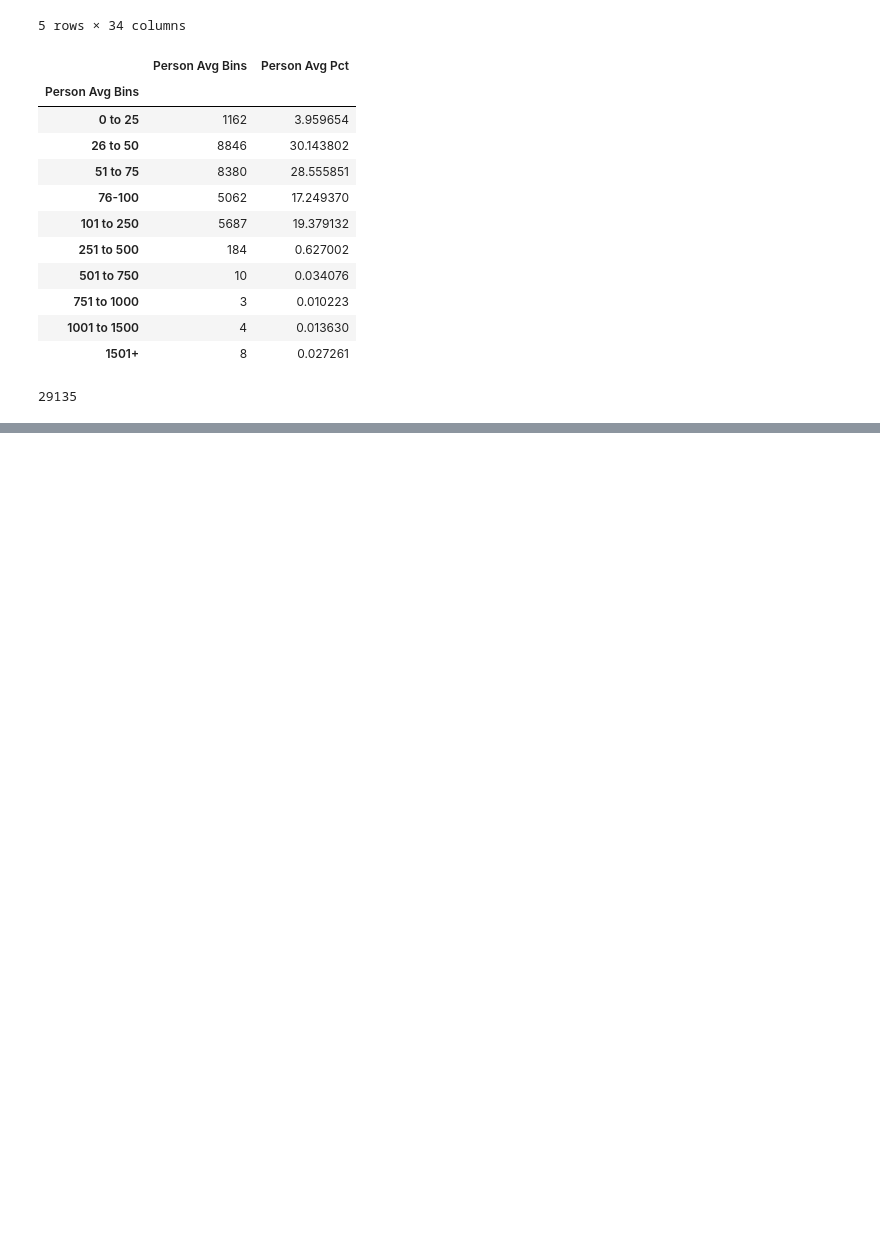
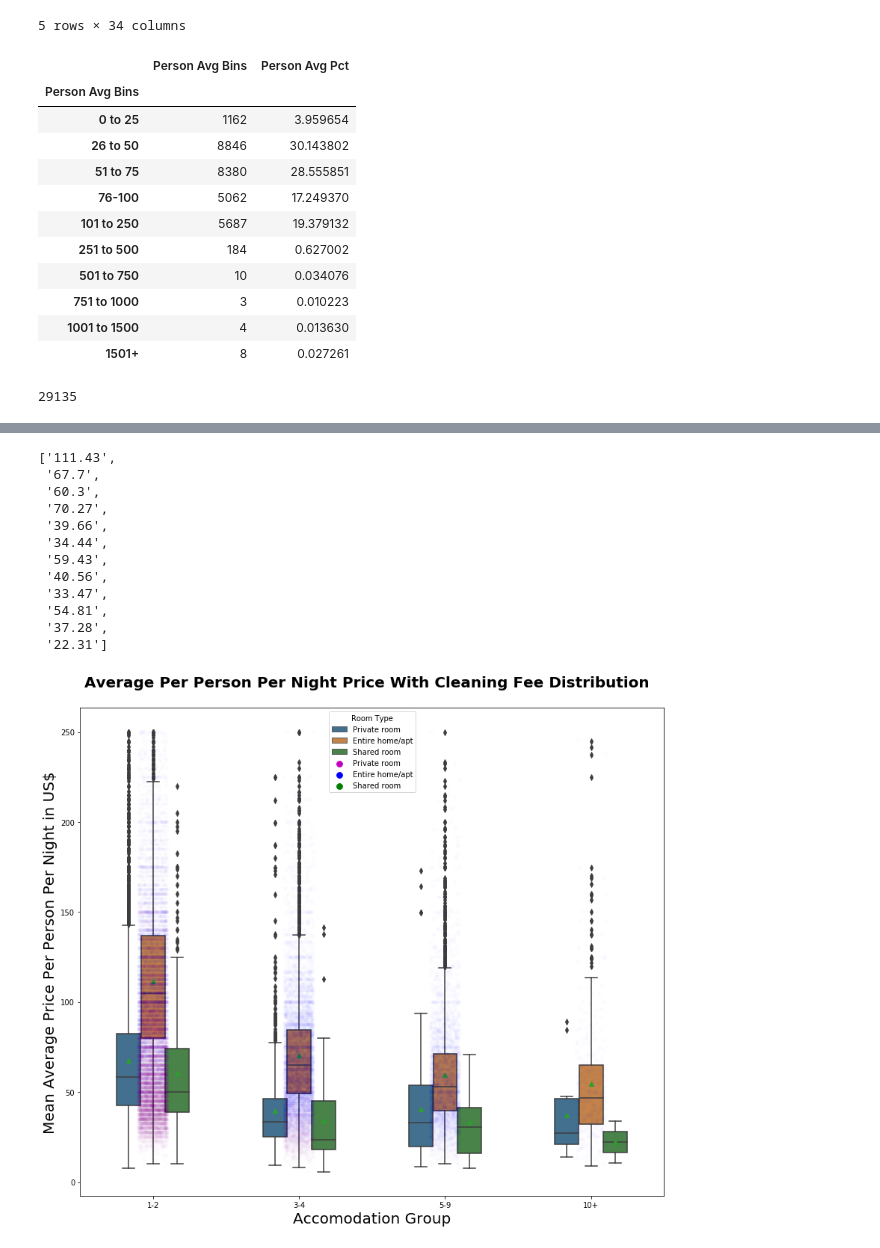
Before and after one commit to EstellaYu/Data_Visualization_Airbnb_Hotel, a Jupyter notebook: Notebooks/AirBnB_PerPersonPrice_Analysis.ipynb, the cells around one changed output, grey strips where cells are left out. Drawn from its saved outputs; the diff is of its cells as text; code cells hidden in the pictures; blank space fills up the shorter version.

```diff
--- a/Notebooks/AirBnB_PerPersonPrice_Analysis.ipynb
+++ b/Notebooks/AirBnB_PerPersonPrice_Analysis.ipynb
@@ -308,0 +309,33 @@ plt.savefig("../Resources/Airbnb/Current_Listing/AveragePriceDistBoxPlot.png")
+# %%
+# hue = 'Room Type'
+
+
+ax =sns.stripplot(y='Avg Per Person', x='Accomodation Groups', data= clean_airbnb_prc_box, hue = 'Room Type',
+                  palette=["m", "b", "g"], jitter=True,  alpha = 0.01)
+
+ax =sns.boxplot(y='Avg Per Person', x='Accomodation Groups', data= clean_airbnb_prc_box, hue = 'Room Type',
+                dodge = True, saturation = 0.5, width=0.5, showmeans=True)
+
+plt.title("Average Per Person Per Night Price With Cleaning Fee Distribution  \n", fontsize = 20, weight = "bold")
+plt.xlabel('Accomodation Group', fontsize= 20)
+plt.ylabel('Mean Average Price Per Person Per Night in US$', fontsize= 20)
+
+
+# Calculate number of obs per group & median to position labelsdodge = True,
+means = clean_airbnb_prc_box.groupby(['Accomodation Groups', 'Room Type'])['Avg Per Person'].mean().values.round(2)
+nobs = [str(x) for x in means.tolist()]
+nobs
+# %% [output]
+['111.43',
+ '67.7',
+ '60.3',
+ '70.27',
+ '39.66',
+ '34.44',
+ '59.43',
+ '40.56',
+ '33.47',
+ '54.81',
+ '37.28',
+ '22.31']
+[figure, added]
```
Also changed, not shown: parts of 2 cells of this notebook, 2 other files.
